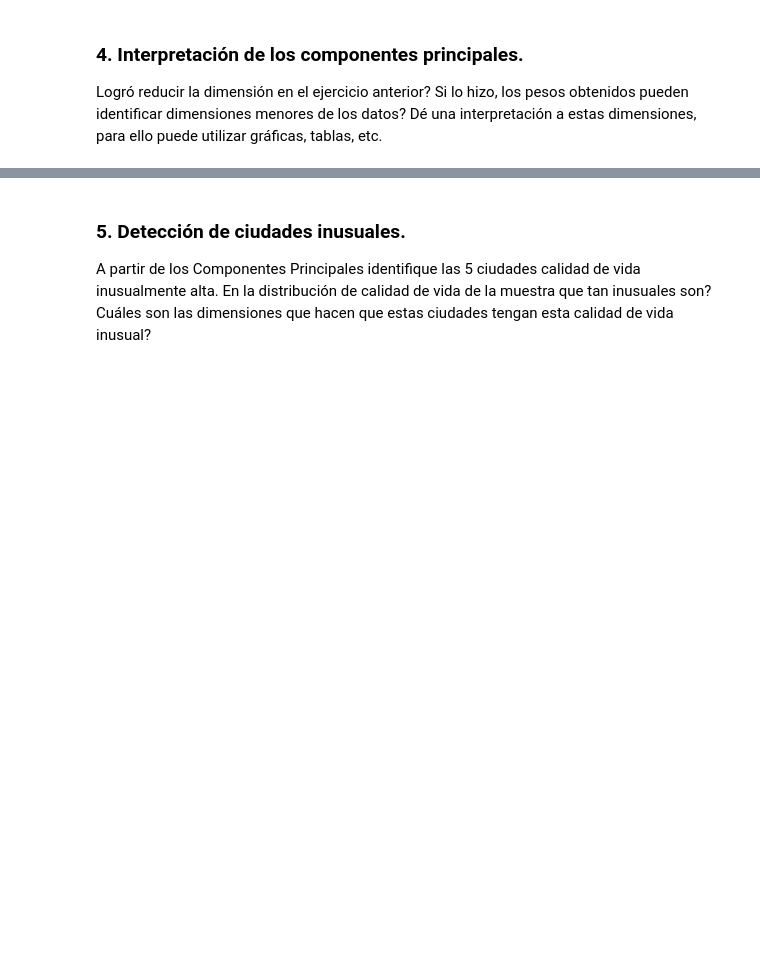
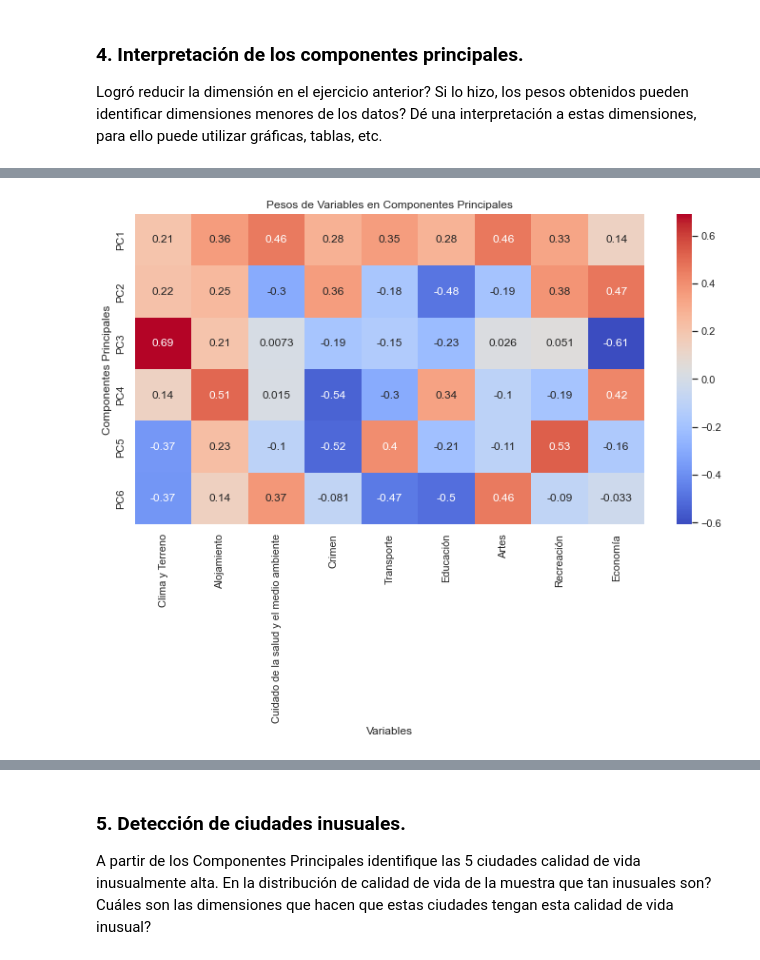
Before and after one commit to jddiaze/AprendizajeNoSupervisado, a Jupyter notebook: Semana1/S1_LC_Taller_PCA.ipynb, the cells around one changed output, grey strips where cells are left out. Cells and saved outputs as stored; diff of their text form; code cells hidden in the pictures; blank space fills up the shorter version.

```diff
--- a/Semana1/S1_LC_Taller_PCA.ipynb
+++ b/Semana1/S1_LC_Taller_PCA.ipynb
@@ -326 +359,13 @@ Logró reducir la dimensión en el ejercicio anterior? Si lo hizo, los pesos obt
+# %%
+pesos_df = df_pca_red["loadings"]
+# %%
+# Realizar gráficos de barras para mostrar los pesos de las variables en cada componente
+plt.figure(figsize=(12, 6))
+sns.heatmap(pesos_df, annot=True, cmap='coolwarm')
+plt.title('Pesos de Variables en Componentes Principales')
+plt.xlabel('Variables')
+plt.ylabel('Componentes Principales')
+plt.show()
+# %% [output]
+[figure, added]
 # %% [markdown]
```
Also changed, not shown: parts of 5 cells of this notebook.
